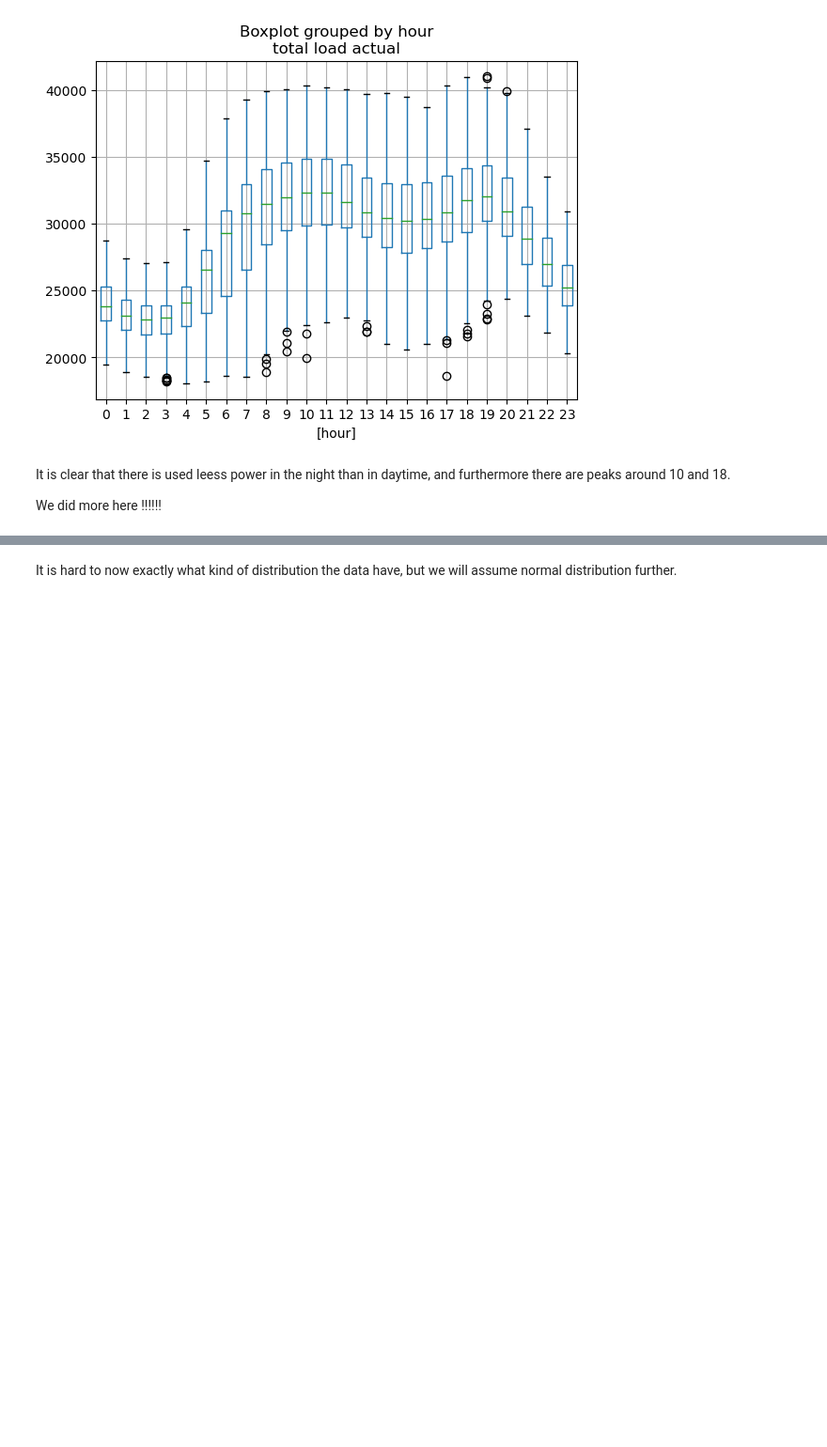
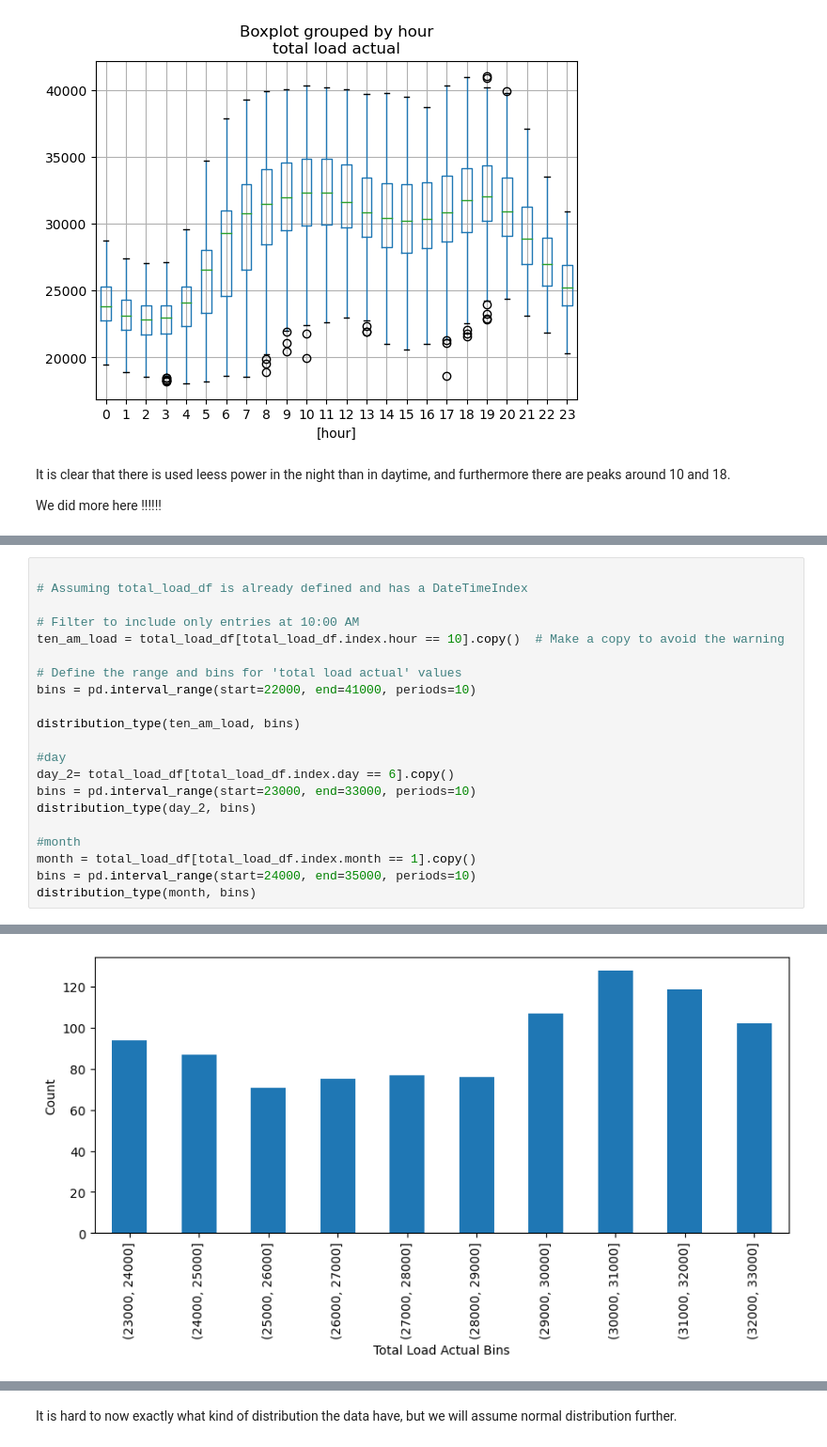
Before and after one commit to siljeberiksen/AI-in-industry, a Jupyter notebook: exam.ipynb, the cells around one changed output, grey strips where cells are left out. Shown at 94% size. Cells and saved outputs as stored; diff of their text form; blank space fills up the shorter version.

Commit message:
Add distribution plot

```diff
--- a/exam.ipynb
+++ b/exam.ipynb
@@ -199,0 +186,22 @@ plt.show()
+# %%
+
+# Assuming total_load_df is already defined and has a DateTimeIndex
+
+# Filter to include only entries at 10:00 AM
+ten_am_load = total_load_df[total_load_df.index.hour == 10].copy()  # Make a copy to avoid the warning
+
+# Define the range and bins for 'total load actual' values
+bins = pd.interval_range(start=22000, end=41000, periods=10)
+
+distribution_type(ten_am_load, bins)
+
+#day
+day_2= total_load_df[total_load_df.index.day == 6].copy()
+bins = pd.interval_range(start=23000, end=33000, periods=10)
+distribution_type(day_2, bins)
+
+#month
+month = total_load_df[total_load_df.index.month == 1].copy()
+bins = pd.interval_range(start=24000, end=35000, periods=10)
+distribution_type(month, bins)
+# %% [output]
@@ -199,0 +209 @@ plt.show()
+[figure, added]
```
Also changed, not shown: parts of 2 cells of this notebook.
